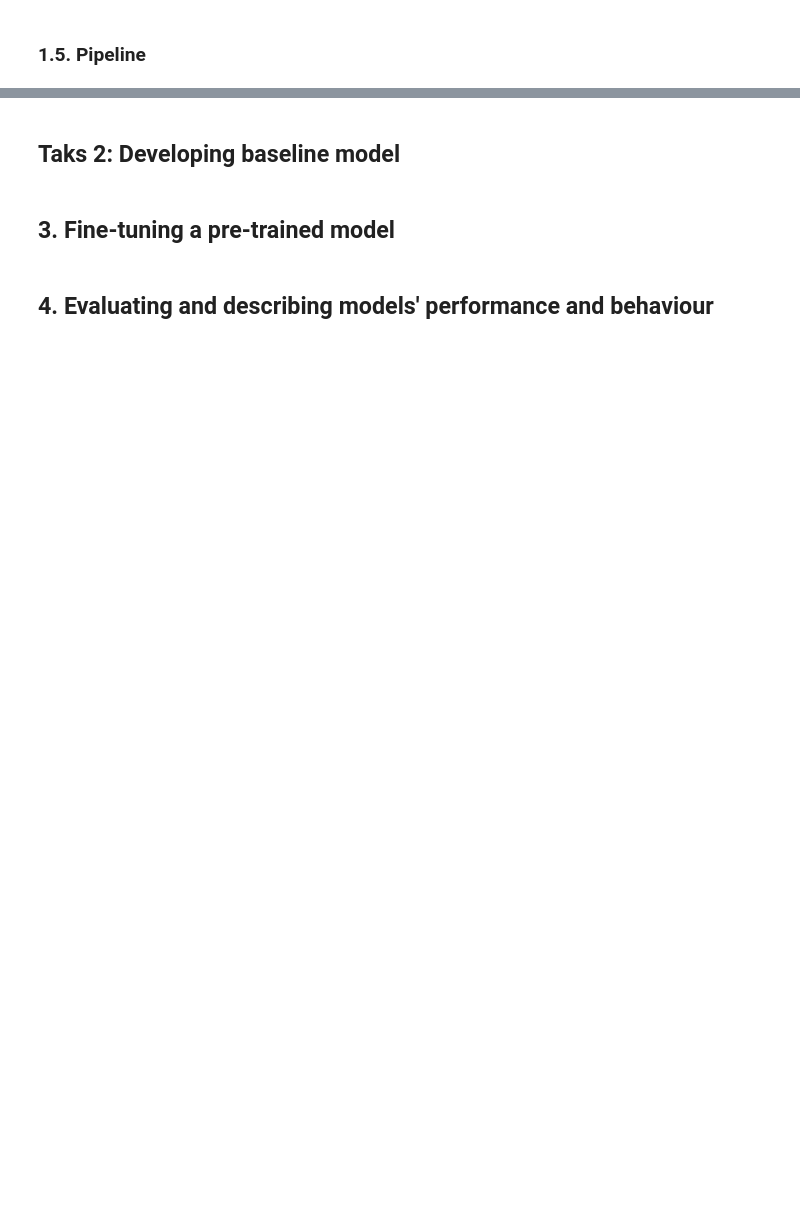
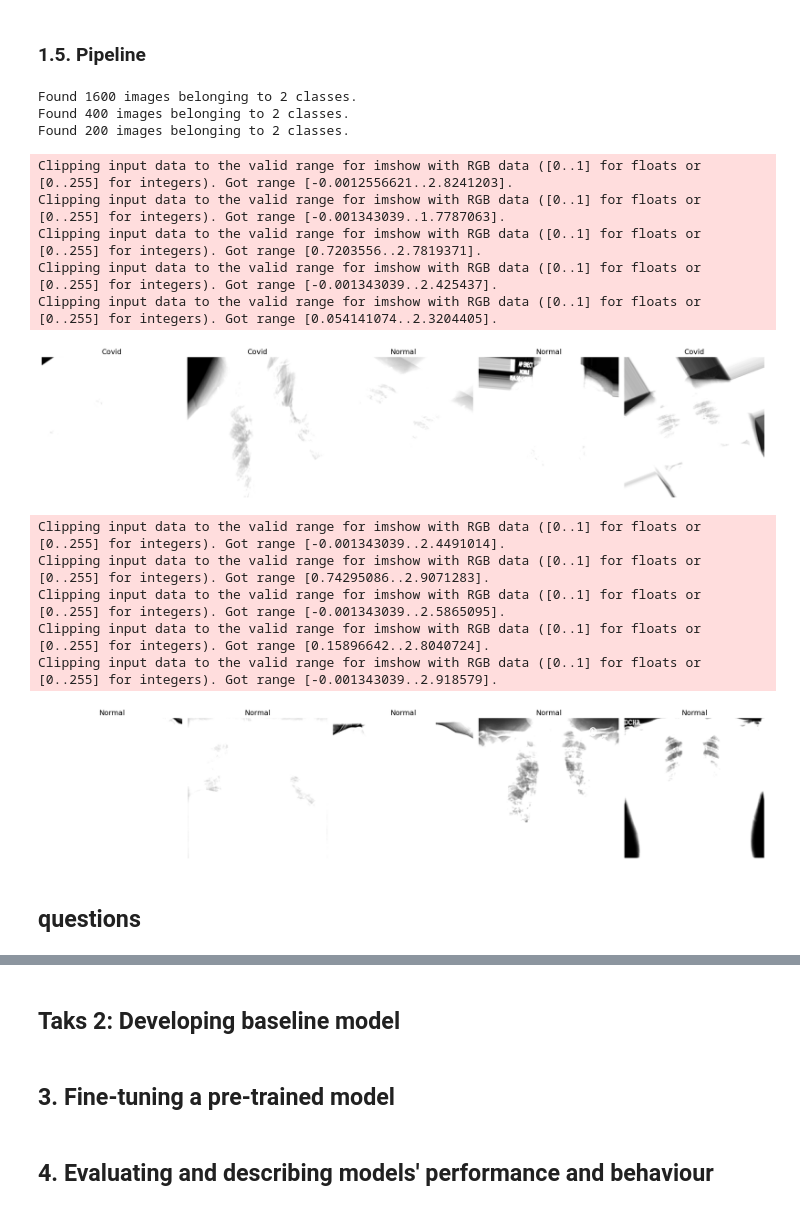
Before and after one commit to rogoemin/projectAI, a Jupyter notebook: projectAI(1).ipynb, the cells around one changed output, grey strips where cells are left out. Drawn from its saved outputs; the diff is of its cells as text; code cells hidden in the pictures; blank space fills up the shorter version.

```diff
--- a/projectAI(1).ipynb
+++ b/projectAI(1).ipynb
@@ -526,3 +585,10 @@ maar dus best vermelden in verslag !
+# %%
+mean = np.mean(training_images, axis=(0, 1, 2))  # Gemiddelde over height, width, channels
+std = np.std(training_images, axis=(0, 1, 2))    # Standaarddeviatie over height, width, channels
+def custom_preprocessing(img): #implemntation in ImageDataGenerator
+    return (img - mean) / std
+
+#see comparisen with validation set at pipeline
 # %% [markdown]
 ### 1.4. Augmentation
 # %%
@@ -586,16 +652,58 @@ Found 1600 images belonging to 2 classes.
 # %%
 image_gen_train_aug = ImageDataGenerator(
                     rescale=1./255,
+                    preprocessing_function=custom_preprocessing,
                     rotation_range=45,
                     width_shift_range=.15,
                     height_shift_range=.15,
                     horizontal_flip=True,
                     zoom_range=0.5
                     )
-train_data_gen_aug = image_gen.flow_from_directory(batch_size=batch_size,
+train_data_gen_aug = image_gen_train_aug.flow_from_directory(batch_size=batch_size,
                                                directory=train_dir, #implementation/loading of our data
                                                shuffle=True,
                                                target_size=(img_height, img_width),  #pre-processing (together with scaler in ImageDataGenerator
                                                 class_mode='binary')
-#idk of dit is wat ze verlangen voor vraag 5: 'pipeline' maar denk het wel
+
+image_gen_val = ImageDataGenerator(rescale = 1./255, preprocessing_function = custom_preprocessing)
+val_data_gen = image_gen_val.flow_from_directory(batch_size=batch_size,
+                                               directory=validation_dir, #implementation/loading of our data
+                                               shuffle=False,
+                                               target_size=(img_height, img_width),  #pre-processing (together with scaler in ImageDataGenerator
+                                                class_mode='binary')
+
+image_gen_test = ImageDataGenerator(rescale = 1./255) #needed if load images using flow_from_directory()
+test_data_gen = image_gen_test.flow_from_directory(batch_size=batch_size,
+                                               directory=test_dir, #implementation/loading of our data
+                                               shuffle=False,
+                                               target_size=(img_height, img_width),  #pre-processing (together with scaler in ImageDataGenerator
+                                                class_mode='binary')
+
 #is basically alles samen in een blokje code, dat we nu kunnen gebruiken alles ervoor niet nodig ig? (samenvatting van 2,3,4)
+#remark: shuffle = True for training, we dont want it to learn sequences
+# shuffle = False for test/val, easy to trace back which image is causing trouble, also needed if confusion matrix is asked, consistency + predicatbility
+# %% [output]
+Found 1600 images belonging to 2 classes.
+Found 400 images belonging to 2 classes.
+Found 200 images belonging to 2 classes.
+# %%
+#kleine test of indd geclipte afbeelding zijn en is indd het geval
+sample_training_images, sample_training_labels = next(train_data_gen_aug)
+plotImages(sample_training_images, sample_training_labels)
+
+
+sample_validation_images, sample_validation_labels = next(val_data_gen)
+plotImages(sample_validation_images, sample_validation_labels)
+# %% [output]
+Clipping input data to the valid range for imshow with RGB data ([0..1] for floats or [0..255] for integers). Got range [-0.0012556621..2.8241203].
+Clipping input data to the valid range for imshow with RGB data ([0..1] for floats or [0..255] for integers). Got range [-0.001343039..1.7787063].
+Clipping input data to the valid range for imshow with RGB data ([0..1] for floats or [0..255] for integers). Got range [0.7203556..2.7819371].
+Clipping input data to the valid range for imshow with RGB data ([0..1] for floats or [0..255] for integers). Got range [-0.001343039..2.425437].
+Clipping input data to the valid range for imshow with RGB data ([0..1] for floats or [0..255] for integers). Got range [0.054141074..2.3204405].
+[figure, added]
+Clipping input data to the valid range for imshow with RGB data ([0..1] for floats or [0..255] for integers). Got range [-0.001343039..2.4491014].
+Clipping input data to the valid range for imshow with RGB data ([0..1] for floats or [0..255] for integers). Got range [0.74295086..2.9071283].
+Clipping input data to the valid range for imshow with RGB data ([0..1] for floats or [0..255] for integers). Got range [-0.001343039..2.5865095].
+Clipping input data to the valid range for imshow with RGB data ([0..1] for floats or [0..255] for integers). Got range [0.15896642..2.8040724].
+Clipping input data to the valid range for imshow with RGB data ([0..1] for floats or [0..255] for integers). Got range [-0.001343039..2.918579].
+[figure, added]
@@ -601,0 +712,2 @@ train_data_gen_aug = image_gen.flow_from_directory(batch_size=batch_size,
+# %% [markdown]
+## questions
```
Also changed, not shown: parts of 24 cells of this notebook.
